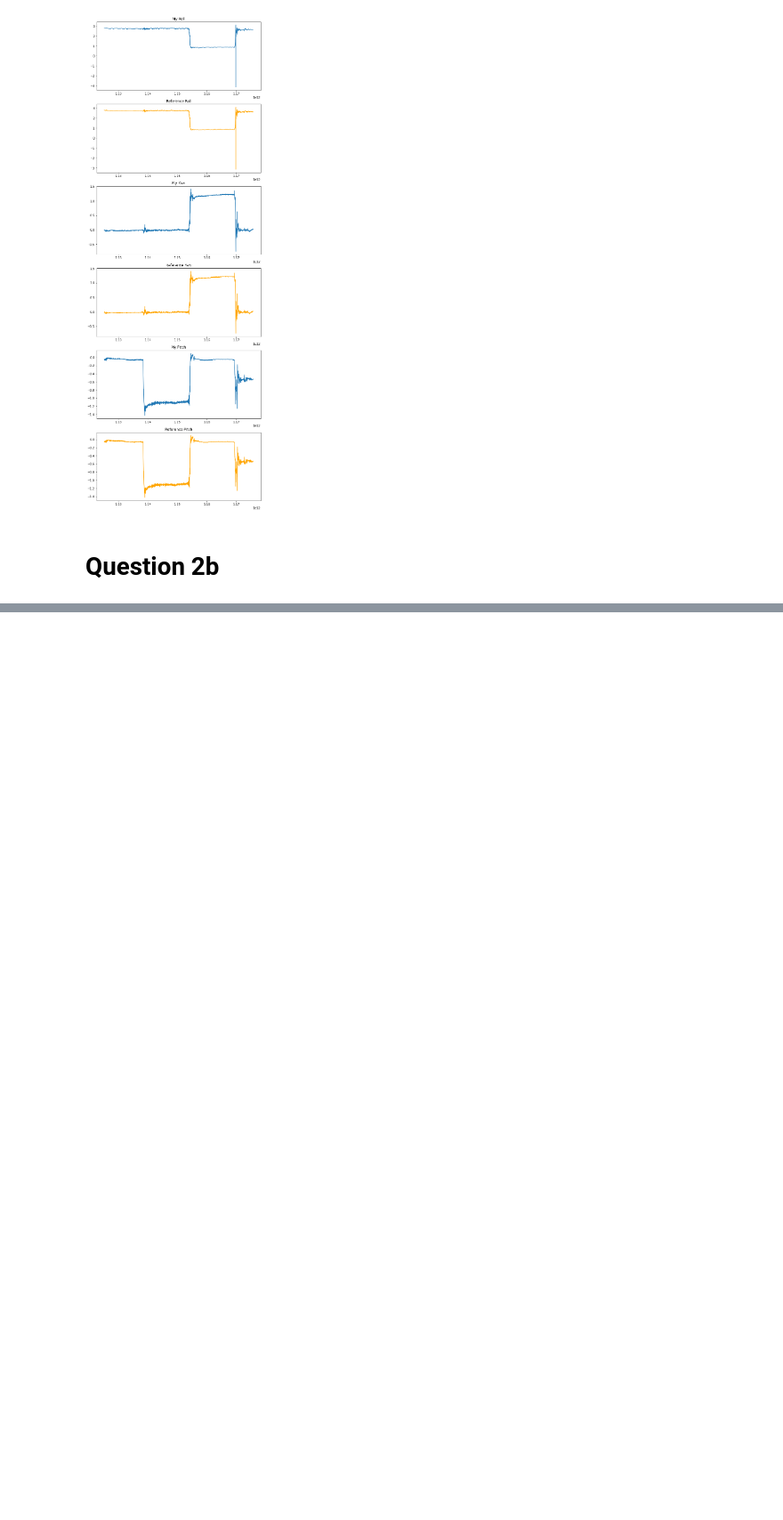
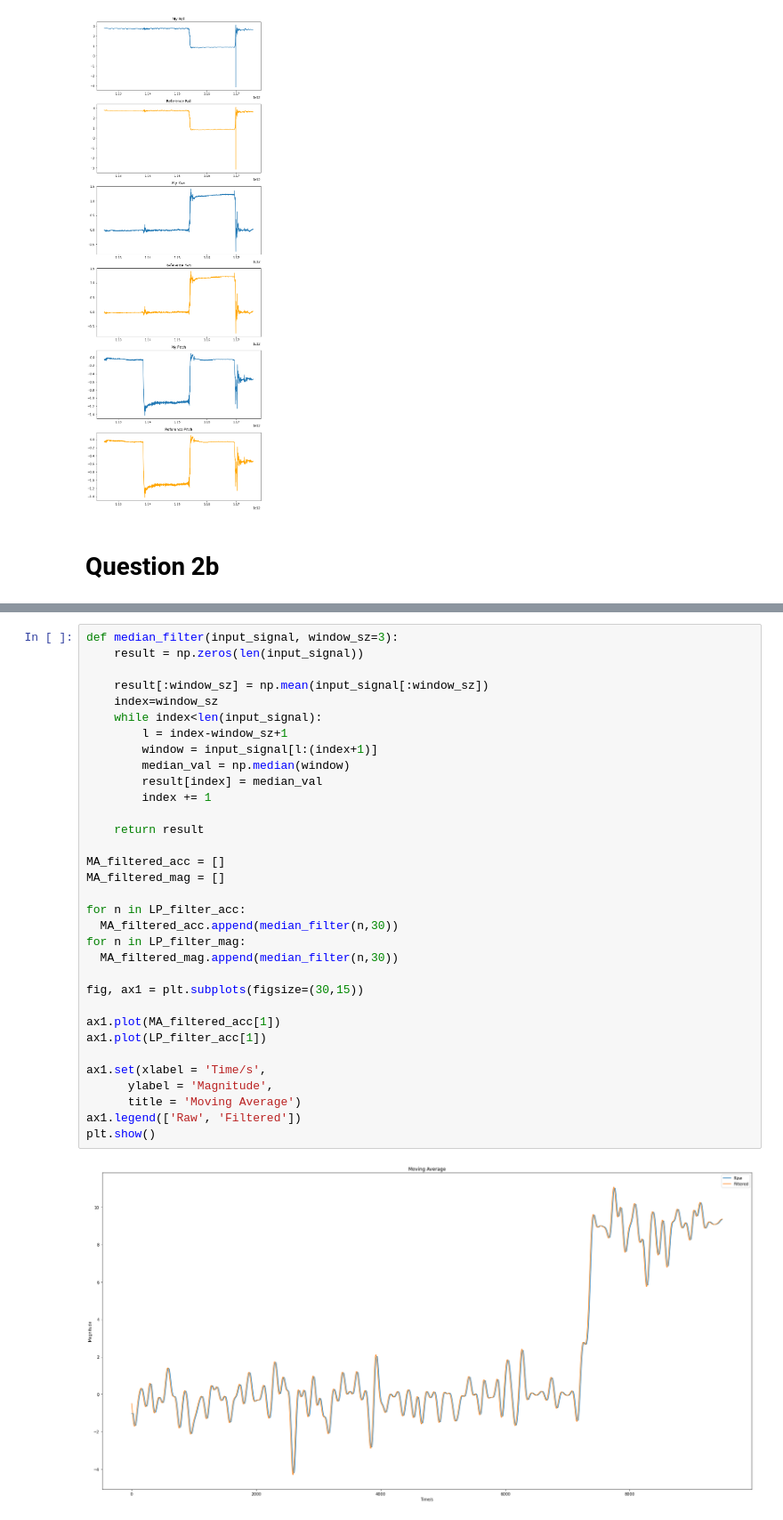
Before and after one commit to ZJTAN97/FilterSignalsProject, a Jupyter notebook: CA Qn 2/answer.ipynb, the cells around one changed output, grey strips where cells are left out. Shown at 89% size. Saved outputs shown, nothing was run; the diff lists cells and outputs as text; blank space fills up the shorter version.

```diff
--- a/CA Qn 2/answer.ipynb
+++ b/CA Qn 2/answer.ipynb
@@ -222,0 +220,35 @@ ax6.title.set_text('Reference Pitch')
+# %%
+def median_filter(input_signal, window_sz=3):
+    result = np.zeros(len(input_signal))
+
+    result[:window_sz] = np.mean(input_signal[:window_sz])
+    index=window_sz
+    while index<len(input_signal):
+        l = index-window_sz+1
+        window = input_signal[l:(index+1)]
+        median_val = np.median(window)
+        result[index] = median_val
+        index += 1
+
+    return result
+
+MA_filtered_acc = []
+MA_filtered_mag = []
+
+for n in LP_filter_acc:
+  MA_filtered_acc.append(median_filter(n,30))
+for n in LP_filter_mag:
+  MA_filtered_mag.append(median_filter(n,30))
+
+fig, ax1 = plt.subplots(figsize=(30,15))
+
+ax1.plot(MA_filtered_acc[1])
+ax1.plot(LP_filter_acc[1])
+
+ax1.set(xlabel = 'Time/s',
+      ylabel = 'Magnitude',
+      title = 'Moving Average')
+ax1.legend(['Raw', 'Filtered'])
+plt.show()
+# %% [output]
+[figure, added]
```
Also changed, not shown: parts of 3 cells of this notebook.
